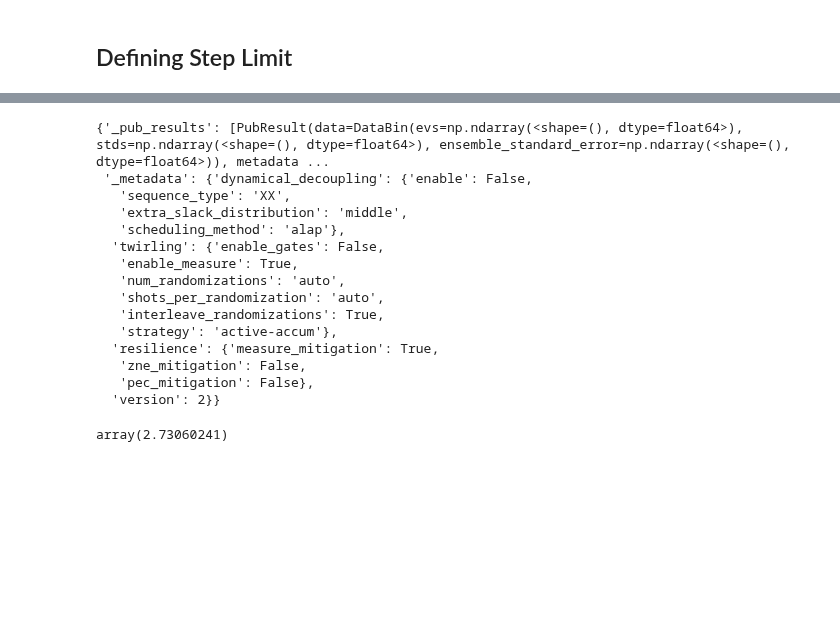
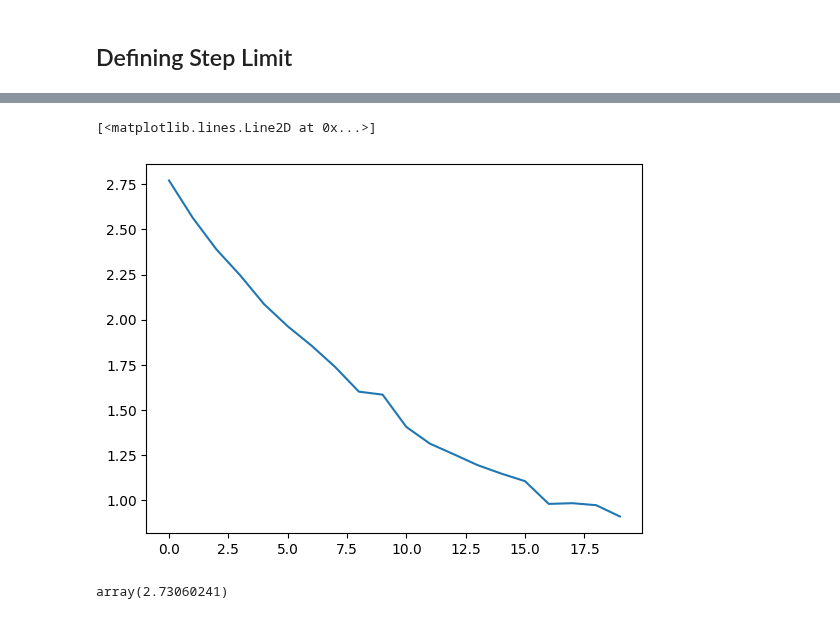
Before and after one commit to cogburner/Quantum-Schwinger, a Jupyter notebook: adaptive_trotterization.ipynb, the cells around one changed output, grey strips where cells are left out. Cells and saved outputs as stored; diff of their text form; code cells hidden in the pictures; blank space fills up the shorter version.

```diff
--- a/adaptive_trotterization.ipynb
+++ b/adaptive_trotterization.ipynb
@@ -52,7 +58,7 @@ def bisectional_search(dt: float) -> float:
 test_circ = QuantumCircuit(3)
 test_results = []
 
-for i in range(2):
+for i in range(20):
   test_circ.h(0)
   test_circ.h(1)
   test_circ.h(2)
@@ -72,4 +78,5 @@ for i in range(2):
 
   test_job = estimator.run([(isa_test_circ, test_hamiltonian)])
   test_result = test_job.result()
+  print(f"Energy: {test_result[0].data.evs}\tDeviation: {test_result[0].data.stds}")
   test_results.append(test_result)
@@ -76,21 +104,10 @@ for i in range(2):
+# %%
+energies = [result[0].data.evs for result in test_results]
 # %%
-test_results[0].__dict__
+plt.plot(energies)
 # %% [output]
-{'_pub_results': [PubResult(data=DataBin(evs=np.ndarray(<shape=(), dtype=float64>), stds=np.ndarray(<shape=(), dtype=float64>), ensemble_standard_error=np.ndarray(<shape=(), dtype=float64>)), metadata ...
- '_metadata': {'dynamical_decoupling': {'enable': False,
-   'sequence_type': 'XX',
-   'extra_slack_distribution': 'middle',
-   'scheduling_method': 'alap'},
-  'twirling': {'enable_gates': False,
-   'enable_measure': True,
-   'num_randomizations': 'auto',
-   'shots_per_randomization': 'auto',
-   'interleave_randomizations': True,
-   'strategy': 'active-accum'},
-  'resilience': {'measure_mitigation': True,
-   'zne_mitigation': False,
-   'pec_mitigation': False},
-  'version': 2}}
+[<matplotlib.lines.Line2D at 0x...>]
+[figure, added]
 # %%
 test_results[0][0].data.evs
 # %% [output]
```
Also changed, not shown: parts of 8 cells of this notebook, 1 other file.
